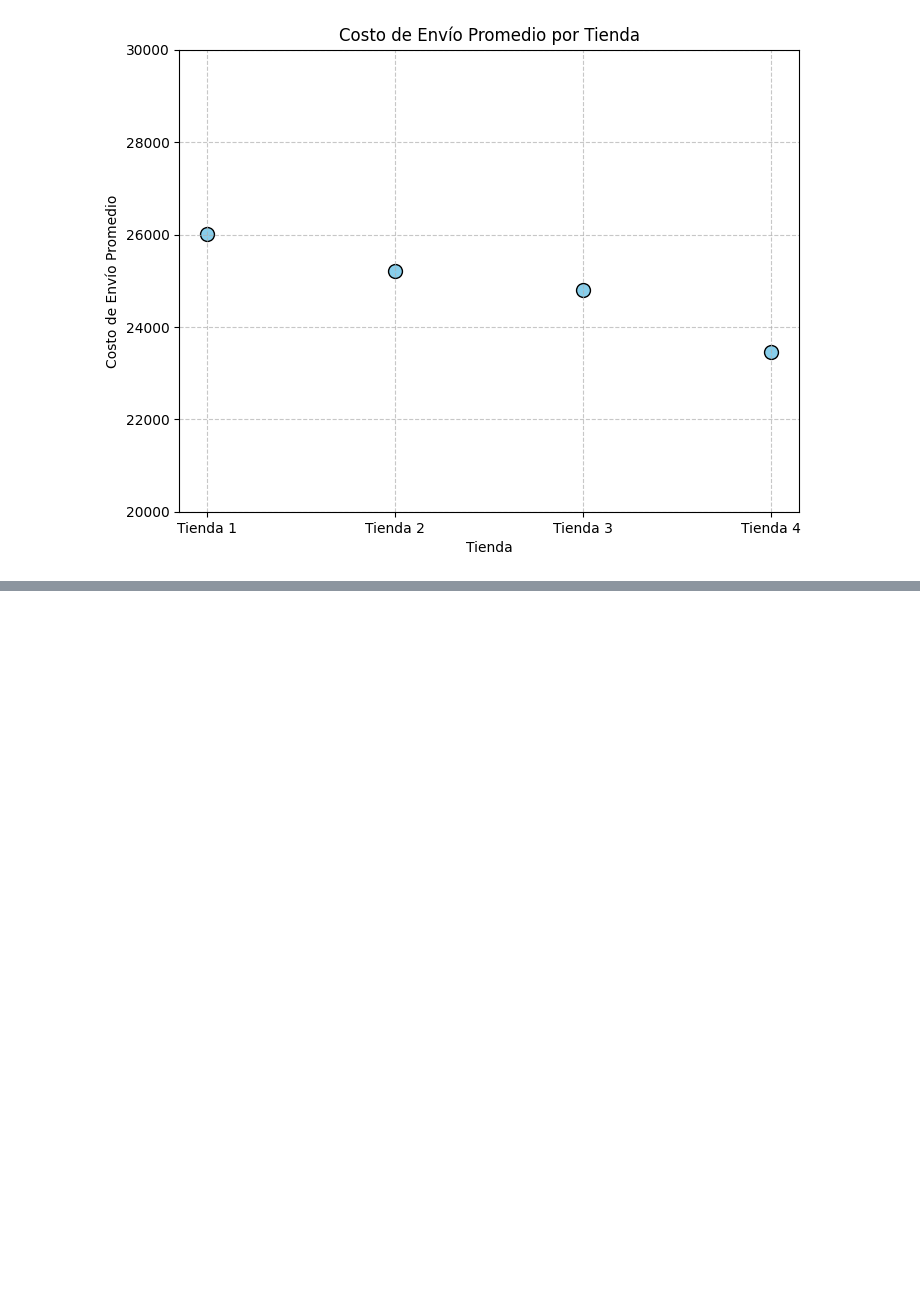
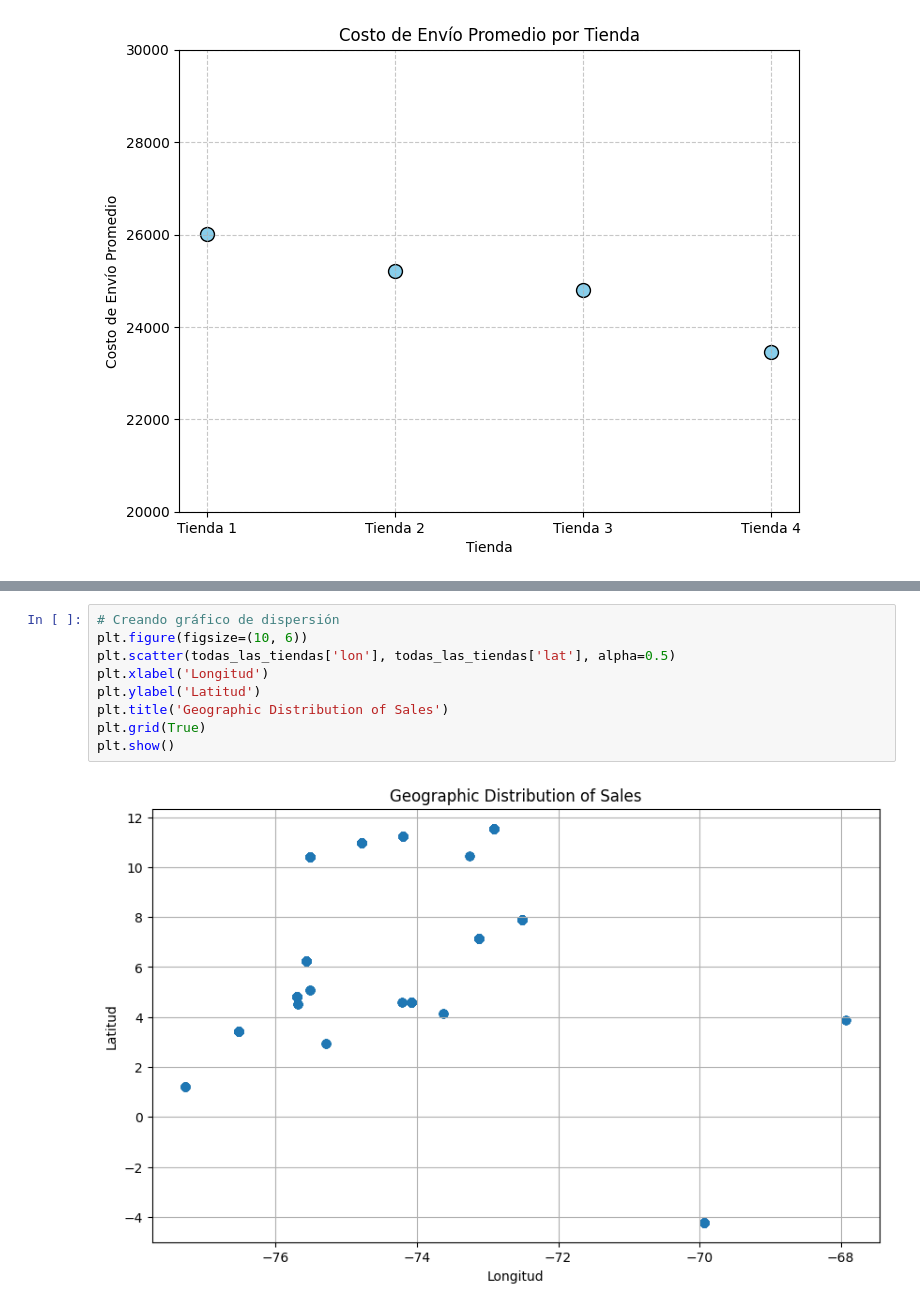
Before and after one commit to ggsgranados/Alura-Store-Latam, a Jupyter notebook: AluraStoreLatam.ipynb, the cells around one changed output, grey strips where cells are left out. Cells and saved outputs as stored; diff of their text form; blank space fills up the shorter version.

```diff
--- a/AluraStoreLatam.ipynb
+++ b/AluraStoreLatam.ipynb
@@ -460,0 +490,11 @@ plt.show()
+# %%
+# Creando gráfico de dispersión
+plt.figure(figsize=(10, 6))
+plt.scatter(todas_las_tiendas['lon'], todas_las_tiendas['lat'], alpha=0.5)
+plt.xlabel('Longitud')
+plt.ylabel('Latitud')
+plt.title('Geographic Distribution of Sales')
+plt.grid(True)
+plt.show()
+# %% [output]
+[figure, added]
```
Also changed, not shown: parts of 5 cells of this notebook.
